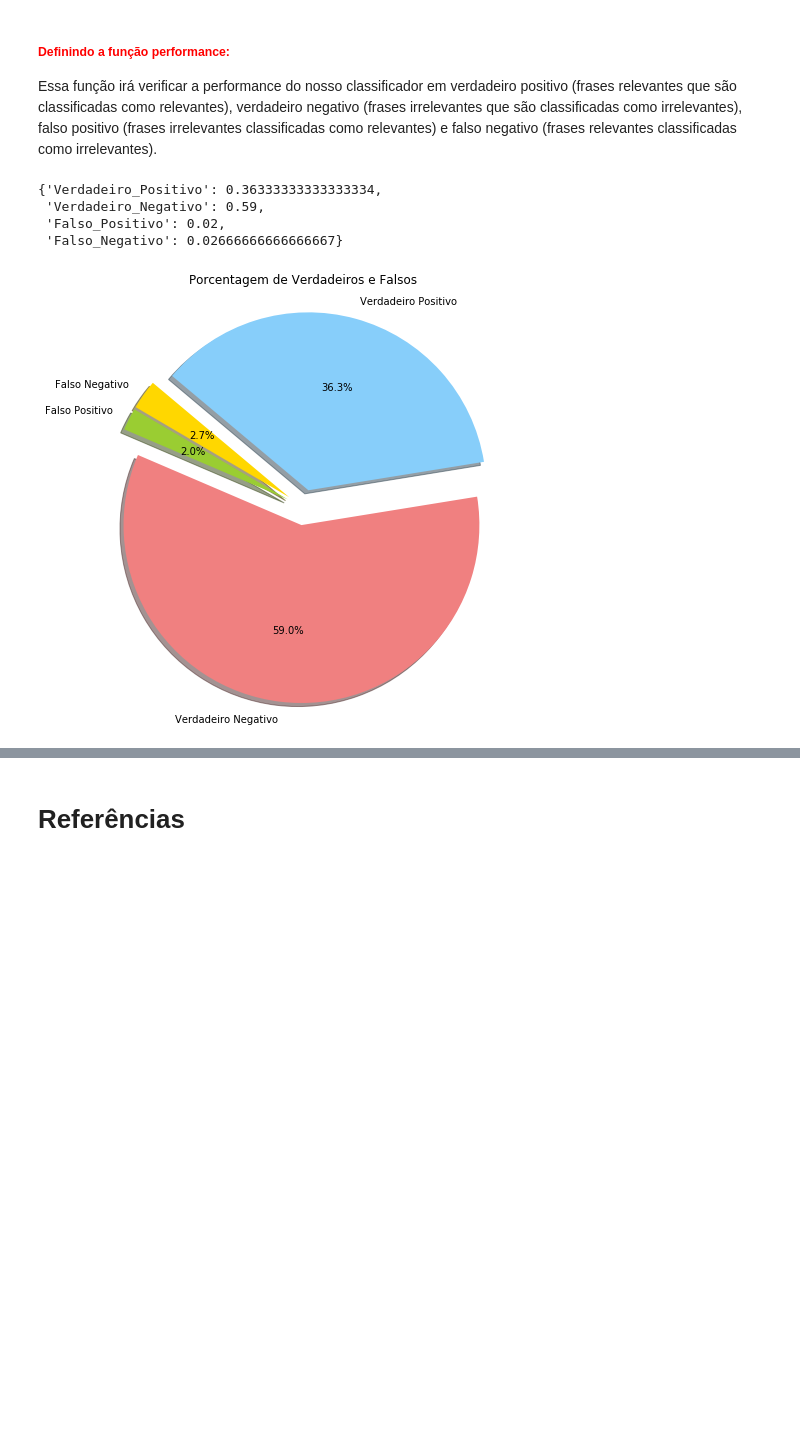
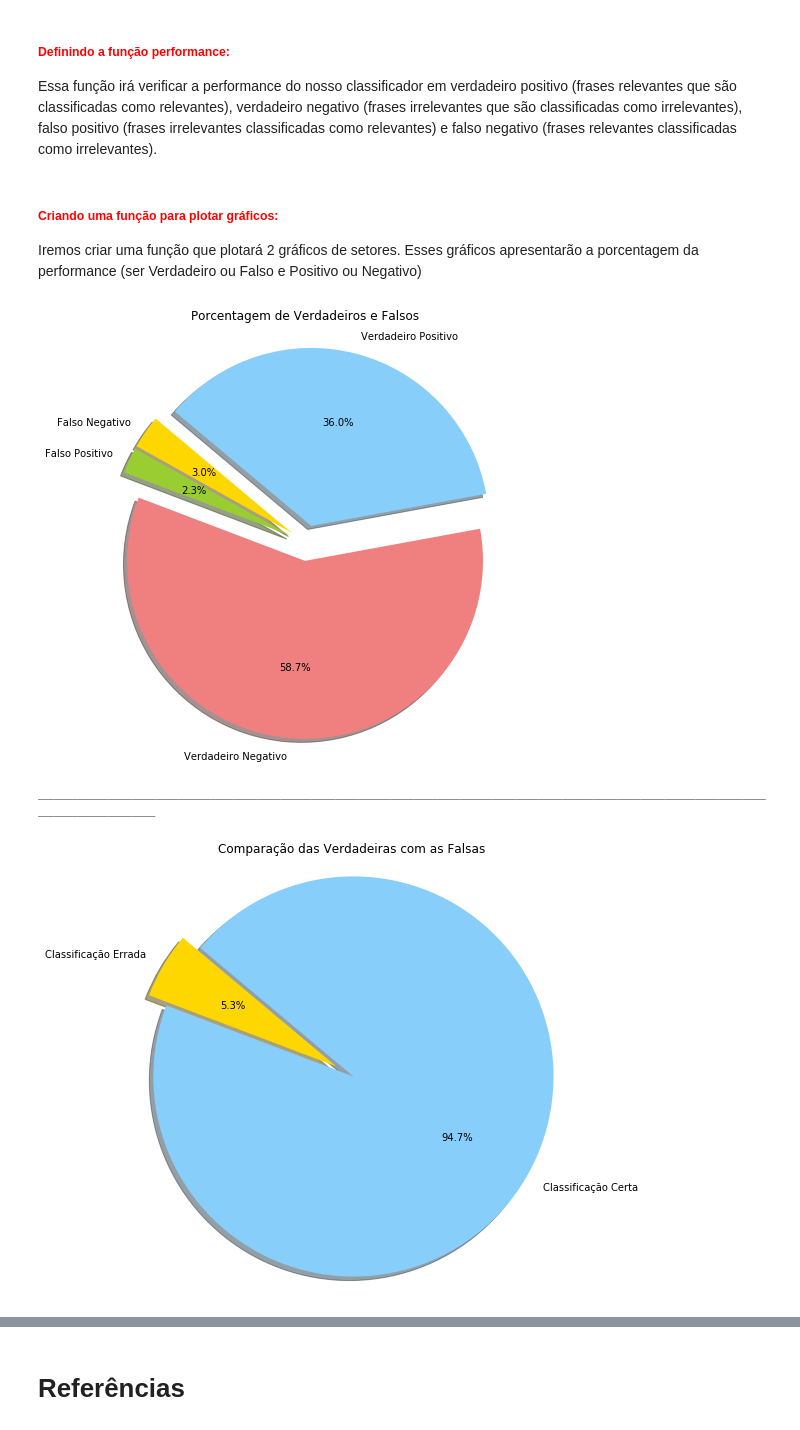
Before and after one commit to EikiSantos/DataScience-Project, a Jupyter notebook: Projeto2_layout.ipynb, the cells around one changed output, grey strips where cells are left out. Drawn from its saved outputs; the diff is of its cells as text; code cells hidden in the pictures; blank space fills up the shorter version.

```diff
--- a/Projeto2_layout.ipynb
+++ b/Projeto2_layout.ipynb
@@ -109,7 +112,7 @@ def cleanup(text):
     """
         Função de limpeza muito simples que troca alguns sinais básicos por espaços
     """
-    punctuation = '[!)"(\-.:?;]' # Note que os sinais [] são delimitadores de um conjunto.
+    punctuation = '[!)"(\-/.\n:?;]' # Note que os sinais [] são delimitadores de um conjunto.
     pattern = re.compile(punctuation)
     text_subbed = re.sub(pattern, ' ', text)
     return text_subbed
@@ -118,2 +123,10 @@ skol_read=pd.read_excel("skol.xlsx")
+# %%
+#Def criar espaço entre emoji e str
+def is_emoji(s):
+    return s in UNICODE_EMOJI
+
+# add space near your emoji
+def add_space(text):
+    return ''.join(' ' + char if is_emoji(char) else char for char in text).strip()
 # %%
 #Limpeza e separação por relevancia
@@ -385,7 +362,7 @@ def performance(df):
     contagem_falso_positivo = 0
     contagem_falso_negativo = 0
 
-    while i < len(skol_read):
+    while i < len(df):
         if df["Validadora"][i] == True:
             if df["relevante"][i] == 1:
                 contagem_verdadeiro_positivo+=1
@@ -397,10 +374,10 @@ def performance(df):
             else:
                 contagem_falso_negativo+=1
         i+=1
-    porc_v_n = contagem_verdadeiro_negativo/300
-    porc_v_p = contagem_verdadeiro_positivo/300
-    porc_f_n = contagem_falso_negativo/300
-    porc_f_p = contagem_falso_positivo/300
+    porc_v_n = contagem_verdadeiro_negativo/len(df)
+    porc_v_p = contagem_verdadeiro_positivo/len(df)
+    porc_f_n = contagem_falso_negativo/len(df)
+    porc_f_p = contagem_falso_positivo/len(df)
     dic['Verdadeiro_Positivo'] = porc_v_p
     dic['Verdadeiro_Negativo'] = porc_v_n
     dic['Falso_Positivo'] = porc_f_p
@@ -408,26 +385,43 @@ def performance(df):
     return(dic)
 # %%
 performance_ = performance(skol_read)
-performance_
-# %% [output]
-{'Verdadeiro_Positivo': 0.36333333333333334,
- 'Verdadeiro_Negativo': 0.59,
- 'Falso_Positivo': 0.02,
- 'Falso_Negativo': 0.02666666666666667}
+# %% [markdown]
+##### <font color = 'red'> Criando uma função para plotar gráficos: </font>
+Iremos criar uma função que plotará 2 gráficos de setores. Esses gráficos apresentarão a porcentagem da performance (ser Verdadeiro ou Falso e Positivo ou Negativo)
 # %%
-# Data to plot
-labels = 'Falso Negativo', "Falso Positivo", "Verdadeiro Negativo", 'Verdadeiro Positivo'
-sizes = [performance_['Falso_Negativo'], performance_["Falso_Positivo"], performance_["Verdadeiro_Negativo"], performance_['Verdadeiro_Positivo']]
-colors = ['gold', 'yellowgreen', 'lightcoral', 'lightskyblue']
-explode = (0.1, 0.1, 0.1, 0.1)  # explode 1st slice
+def plota_grafico(dic):
+    # Data to plot
+    labels = 'Falso Negativo', "Falso Positivo", "Verdadeiro Negativo", 'Verdadeiro Positivo'
+    sizes = [dic['Falso_Negativo'], dic["Falso_Positivo"], dic["Verdadeiro_Negativo"], dic['Verdadeiro_Positivo']]
+    colors = ['gold', 'yellowgreen', 'lightcoral', 'lightskyblue']
+    explode = (0.1, 0.1, 0.1, 0.1)  # explode 1st slice
 
-# Plot
-plt.figure(figsize=[8,8])
-plt.pie(sizes, explode=explode, labels=labels, colors=colors,
-autopct='%1.1f%%', shadow=True, startangle=140)
+    # Plot
+    plt.figure(figsize=[8,8])
+    plt.pie(sizes, explode=explode, labels=labels, colors=colors,
+    autopct='%1.1f%%', shadow=True, startangle=140)
 
-plt.axis('equal')
-plt.title("Porcentagem de Verdadeiros e Falsos")
-plt.show()
+    plt.axis('equal')
+    plt.title("Porcentagem de Verdadeiros e Falsos")
+    plt.show()
+    print ("____________________________________________________________________________________________________________")
+    classi_true = dic["Verdadeiro_Negativo"] + dic['Verdadeiro_Positivo']
+    classi_false = dic['Falso_Negativo'] + dic["Falso_Positivo"]
+    labels = "Classificação Errada", "Classificação Certa"
+    sizes = [classi_false, classi_true]
+    colors = ['gold', 'lightskyblue']
+    explode = (0.05, 0.05)
+
+    # Plot
+    plt.figure(figsize=[8,8])
+    plt.pie(sizes, explode=explode, labels=labels, colors=colors,
+    autopct='%1.1f%%', shadow=True, startangle=140)
+    plt.title("Comparação das Verdadeiras com as Falsas")
+    plt.axis('equal')
+    plt.show()
+
+plota_grafico(performance_)
 # %% [output]
-[figure, old version]
+[figure, new version]
+____________________________________________________________________________________________________________
+[figure, added]
```
Also changed, not shown: parts of 25 cells of this notebook.
